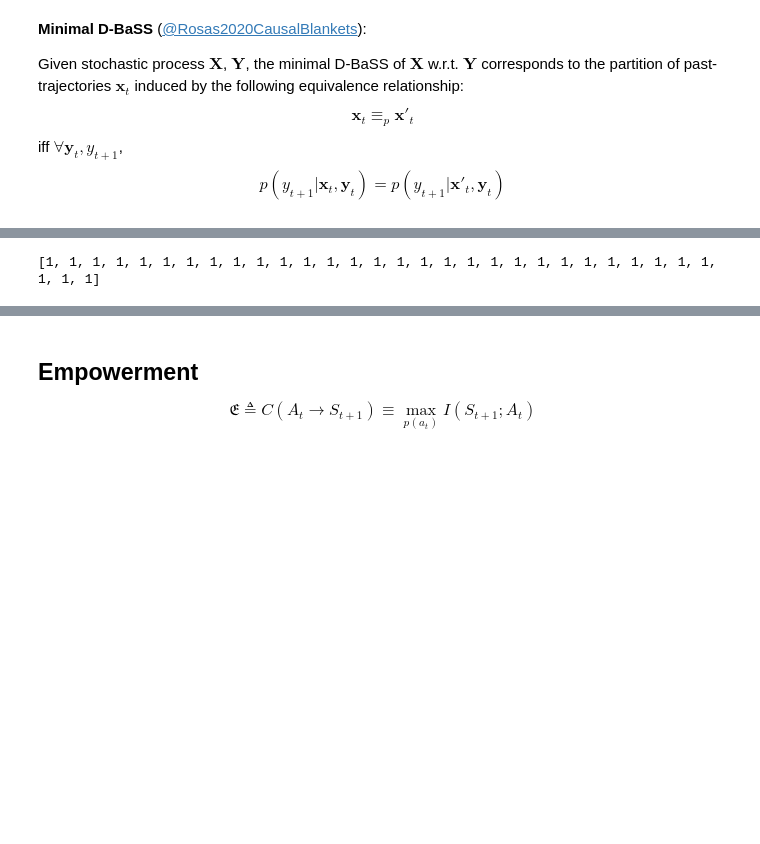
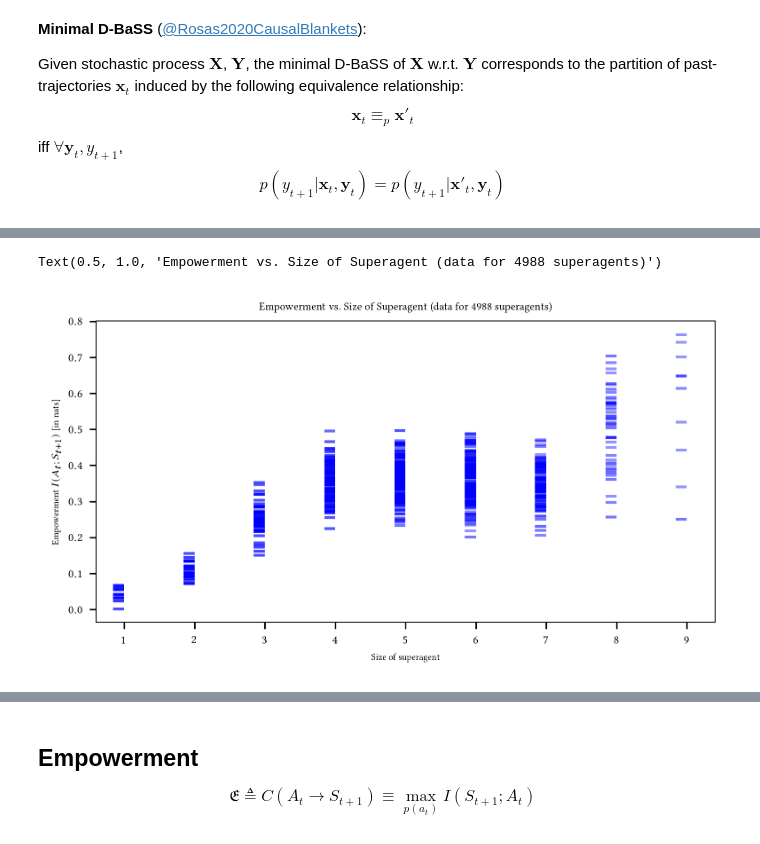
Before and after one commit to RuizSerra/factorised-MA-AIF-notebooks, a Jupyter notebook: dit-analysis.ipynb, the cells around one changed output, grey strips where cells are left out. Cells and saved outputs as stored; diff of their text form; code cells hidden in the pictures; blank space fills up the shorter version.

```diff
--- a/dit-analysis.ipynb
+++ b/dit-analysis.ipynb
@@ -391,0 +396,22 @@ plt.show()
+# %%
+num_bins = 10
+mi_estimator = JidtDiscreteMI(settings=dict(
+    n_discrete_bins=num_bins,
+    discretise_method='max_ent',
+))
+
+all_contributions = []
+for data in all_partition_timeseries:
+    X = data[0]
+    Y = data[1]
+
+    V = X.mean(axis=1)
+
+    local_mi_results = []
+    for i in range(X.shape[1]):
+        source = X[:-1, i]
+        target = V[1:]
+        local_mi_results.append(mi_estimator.estimate(source, target))
+
+    contributions = np.array(local_mi_results) / np.sum(local_mi_results)
+    all_contributions.append(contributions)
@@ -633,7 +669,8 @@ def get_minimal_DBaSS(X_sub_flat, conditional_probs, epsilon=1e-3):
         if len(causal_states) == 0 or not match:
             causal_states.append({
                 'members': {X_L},
-                'distributions': conditional_probs[X_L]
+                'distributions': conditional_probs[X_L],
+                'label': len(causal_states),  # Label the new causal state
             })
 
     return causal_states
@@ -673,4 +729,17 @@ KeyboardInterrupt:
-# %%
-print([len(cs['members']) for cs in S_causal_states])
-# %% [output]
-[1, 1, 1, 1, 1, 1, 1, 1, 1, 1, 1, 1, 1, 1, 1, 1, 1, 1, 1, 1, 1, 1, 1, 1, 1, 1, 1, 1, 1, 1, 1, 1]
+# %%
+all_empowerments = np.array(all_empowerments)
+plt.figure(figsize=(6, 3), dpi=150)
+plt.scatter(
+    superagent_sizes,
+    all_empowerments,
+    alpha=0.1,
+    c='blue',
+    marker=0,
+    label="Empowerment"
+)
+plt.xlabel('Size of superagent')
+plt.ylabel(r'Empowerment $I(A_t; S_{t+1})$ [in nats]')
+plt.title(f'Empowerment vs. Size of Superagent (data for {len(all_empowerments)} superagents)')
+# %% [output]
+Text(0.5, 1.0, 'Empowerment vs. Size of Superagent (data for 4988 superagents)')
+[figure, added]
```
Also changed, not shown: parts of 7 cells of this notebook, 1 other file.
